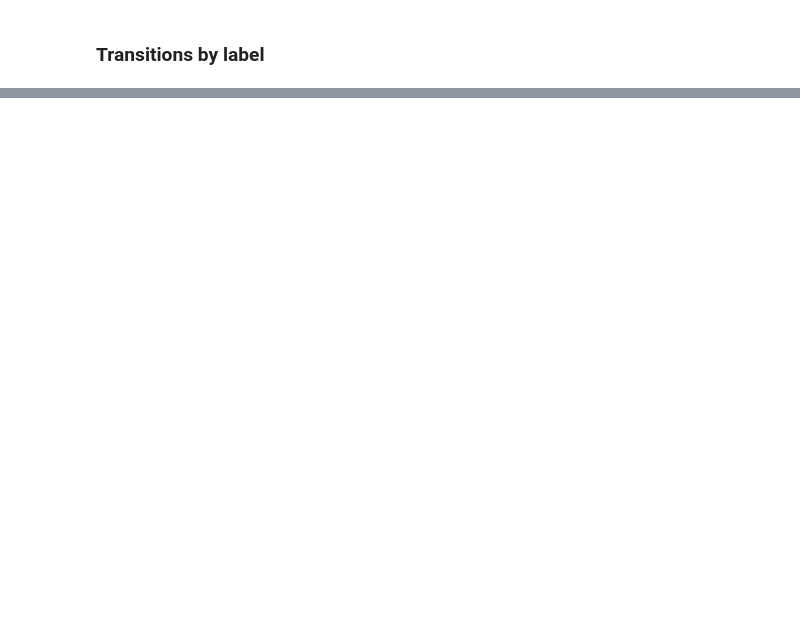
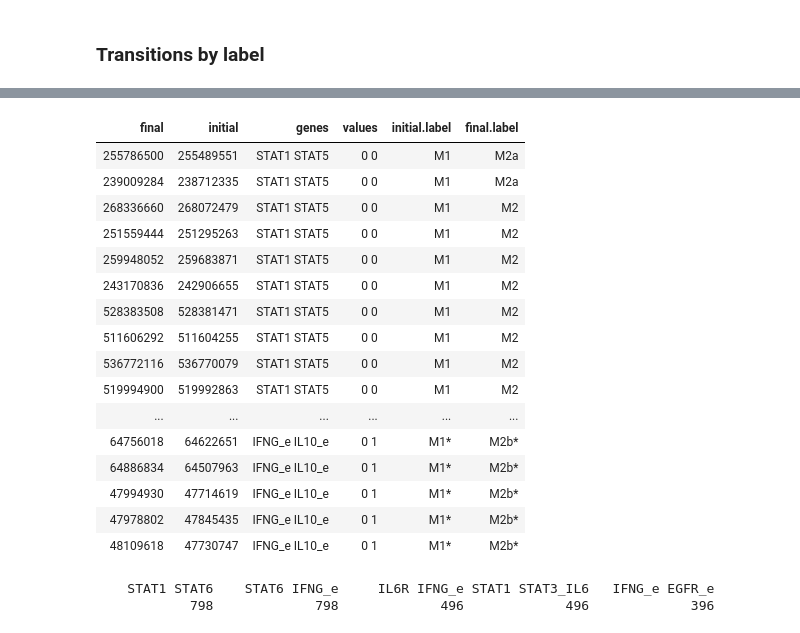
Before and after one commit to Laboratorio-de-Biologia-Computacional/Macrophage_Differentiation, a Jupyter notebook: MP_network.ipynb, the cells around one changed output, grey strips where cells are left out. Saved outputs shown, nothing was run; the diff lists cells and outputs as text; code cells hidden in the pictures; blank space fills up the shorter version.

```diff
--- a/MP_network.ipynb
+++ b/MP_network.ipynb
@@ -475,0 +567,64 @@ nrow(cfm[cfm$initial=='M2' & cfm$final=='M1',])
+# %%
+file.M1.M2.dual.perturbs <- "data/MP_cfm_doubleM1M2.csv"
+
+if (!file.exists(file.M1.M2.dual.perturbs)) {
+  i <- 0
+  M1.M2.dual.perturbs <- apply(dual.perturbations, 1, function(r){
+    i <<- i + 1
+    print(i)
+    perturb.states <- r[c("initial.label", "final.label")]
+    M1.check <- !all(!str_detect(perturb.states, "M1"))
+    M2.check <- !all(!str_detect(perturb.states, "M2"))
+    if (M1.check & M2.check) {
+      coln <- names(r)
+      r <- as.data.table(t(r))
+      colnames(r) <- coln
+      return(r)
+    } else {
+      return(NA)
+    }
+  })
+  M1.M2.dual.perturbs <- M1.M2.dual.perturbs[!is.na(M1.M2.dual.perturbs)]
+  M1.M2.dual.perturbs <- rbindlist(M1.M2.dual.perturbs)
+  fwrite(x = M1.M2.dual.perturbs, file.M1.M2.dual.perturbs)
+} else {
+    M1.M2.dual.perturbs <- fread(file.M1.M2.dual.perturbs)
+  }
+# %%
+# Mutants that trigger  m1-m2 trans polarization
+M1.M2 <- (length(which(str_detect(M1.M2.dual.perturbs$initial.label, "M1")))*100)/nrow(dual.perturbations)
+M1.M2.ind <- which(str_detect(M1.M2.dual.perturbs$initial.label, "M1"))
+M1.M2.trans.dual <- M1.M2.dual.perturbs[M1.M2.ind]
+## Number of dual mutants that triggers the trans polarization
+unique(M1.M2.trans.dual)
+## Most unstable mutants
+sort(table(M1.M2.trans.dual$genes), decreasing = T)[1:5]
+# Mutants that trigger  m2-m1 trans polarization
+## Percentage
+M2.M1 <- (length(which(str_detect(M1.M2.dual.perturbs$initial.label, "M2")))*100)/nrow(dual.perturbations)
+M2.M1.ind <- which(str_detect(M1.M2.dual.perturbs$initial.label, "M2"))
+M2.M1.trans.dual <- M1.M2.dual.perturbs[M2.M1.ind]
+## Number of dual mutants that triggers the trans polarization
+unique(M2.M1.trans.dual$genes)
+## Most unstable mutants
+sort(table(M2.M1.trans.dual$genes))
+# %% [output]
+| final | initial | genes | values | initial.label | final.label |
+| 255786500 | 255489551 | STAT1 STAT5 | 0 0 | M1 | M2a |
+| 239009284 | 238712335 | STAT1 STAT5 | 0 0 | M1 | M2a |
+| 268336660 | 268072479 | STAT1 STAT5 | 0 0 | M1 | M2 |
+| 251559444 | 251295263 | STAT1 STAT5 | 0 0 | M1 | M2 |
+| 259948052 | 259683871 | STAT1 STAT5 | 0 0 | M1 | M2 |
+| 243170836 | 242906655 | STAT1 STAT5 | 0 0 | M1 | M2 |
+| 528383508 | 528381471 | STAT1 STAT5 | 0 0 | M1 | M2 |
+| 511606292 | 511604255 | STAT1 STAT5 | 0 0 | M1 | M2 |
+| 536772116 | 536770079 | STAT1 STAT5 | 0 0 | M1 | M2 |
+| 519994900 | 519992863 | STAT1 STAT5 | 0 0 | M1 | M2 |
+| ... | ... | ... | ... | ... | ... |
+| 64756018 | 64622651 | IFNG_e IL10_e | 0 1 | M1* | M2b* |
+| 64886834 | 64507963 | IFNG_e IL10_e | 0 1 | M1* | M2b* |
+| 47994930 | 47714619 | IFNG_e IL10_e | 0 1 | M1* | M2b* |
+| 47978802 | 47845435 | IFNG_e IL10_e | 0 1 | M1* | M2b* |
+| 48109618 | 47730747 | IFNG_e IL10_e | 0 1 | M1* | M2b* |
+    STAT1 STAT6    STAT6 IFNG_e     IL6R IFNG_e STAT1 STAT3_IL6   IFNG_e EGFR_e
+            798             798             496             496             396
```
Also changed, not shown: parts of 20 cells of this notebook, 9 other files.
